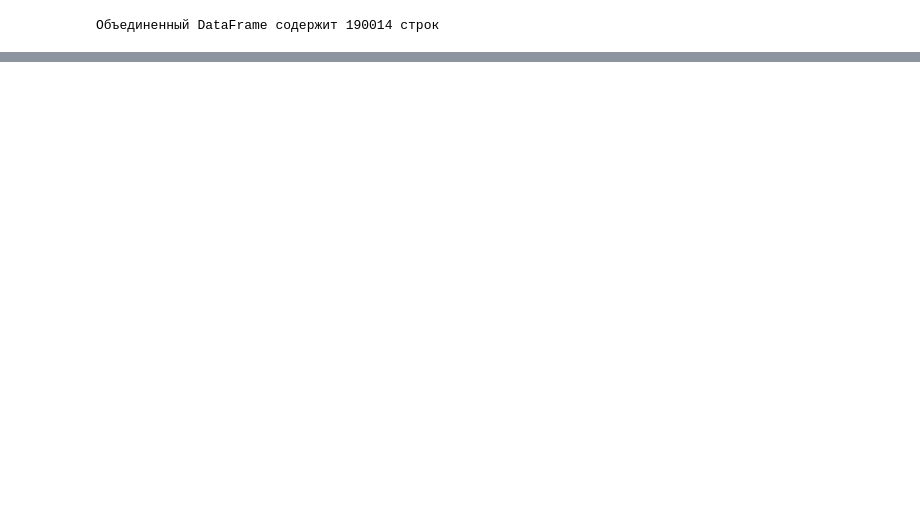
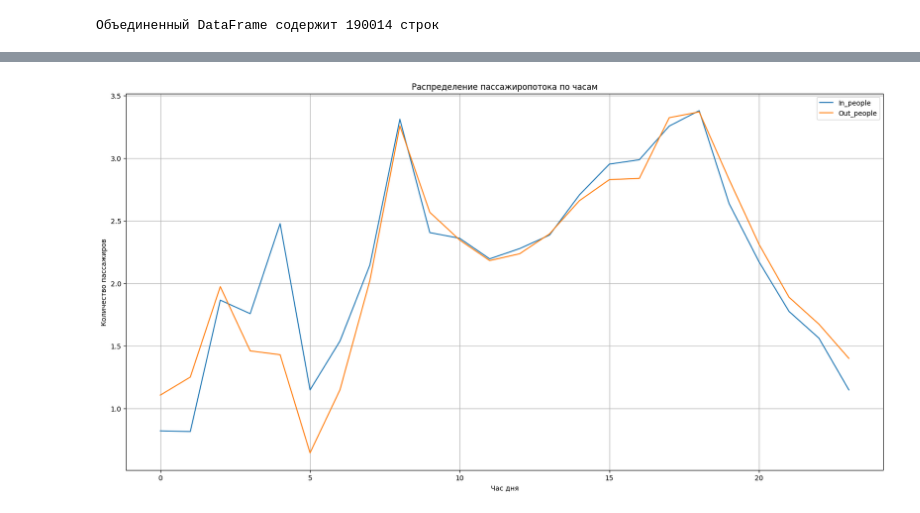
Before and after one commit to ivanring25/university-transport-data-analysis, a Jupyter notebook: data_work.ipynb, the cells around one changed output, grey strips where cells are left out. Drawn from its saved outputs; the diff is of its cells as text; code cells hidden in the pictures; blank space fills up the shorter version.

```diff
--- a/data_work.ipynb
+++ b/data_work.ipynb
@@ -513,0 +188,11 @@ print("Все маршруты кластера 0:", cluster_1_routes)
+# %%
+hourly = df.groupby("hour")[["In_people", "Out_people"]].mean()
+
+hourly.plot(figsize=(20, 10))
+plt.title("Распределение пассажиропотока по часам")
+plt.xlabel("Час дня")
+plt.ylabel("Количество пассажиров")
+plt.grid(True)
+plt.show()
+# %% [output]
+[figure, added]
```
Also changed, not shown: parts of 72 cells of this notebook, 15 other files.
